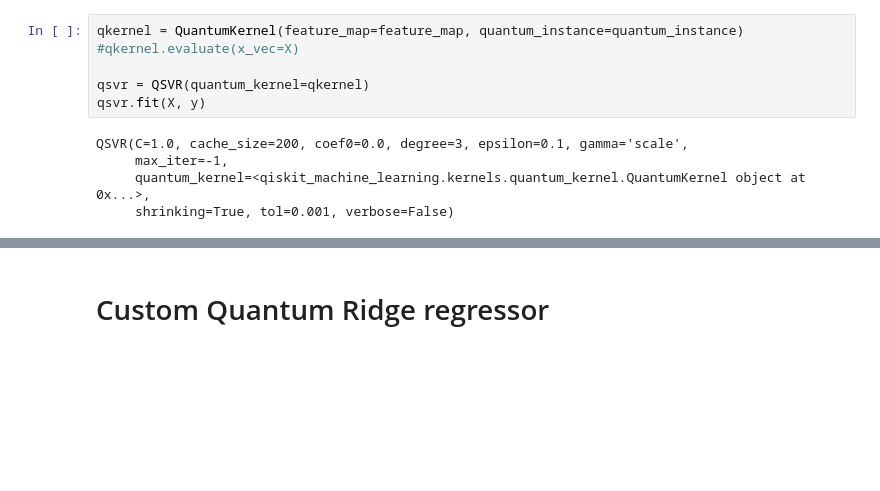
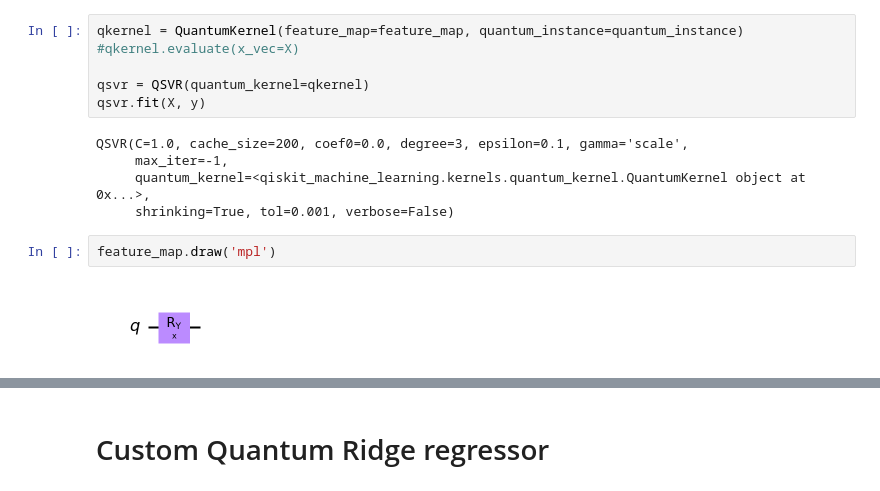
Before and after one commit to sergiomtzlosa/qml-notebooks, a Jupyter notebook: 10 - fano_signal_quantum_regressors_examples.ipynb, the cells around one changed output, grey strips where cells are left out. Drawn from its saved outputs; the diff is of its cells as text; blank space fills up the shorter version.

```diff
--- a/10 - fano_signal_quantum_regressors_examples.ipynb
+++ b/10 - fano_signal_quantum_regressors_examples.ipynb
@@ -379,6 +386,10 @@ QSVR(C=1.0, cache_size=200, coef0=0.0, degree=3, epsilon=0.1, gamma='scale',
      max_iter=-1,
      quantum_kernel=<qiskit_machine_learning.kernels.quantum_kernel.QuantumKernel object at 0x...>,
      shrinking=True, tol=0.001, verbose=False)
+# %%
+feature_map.draw('mpl')
+# %% [output]
+[figure, added]
 # %%
 plt.figure(num = "Fano adjust QML 3", figsize = (10, 7), dpi=90, facecolor='w', edgecolor='k')
 
```
Also changed, not shown: parts of 18 cells of this notebook.
